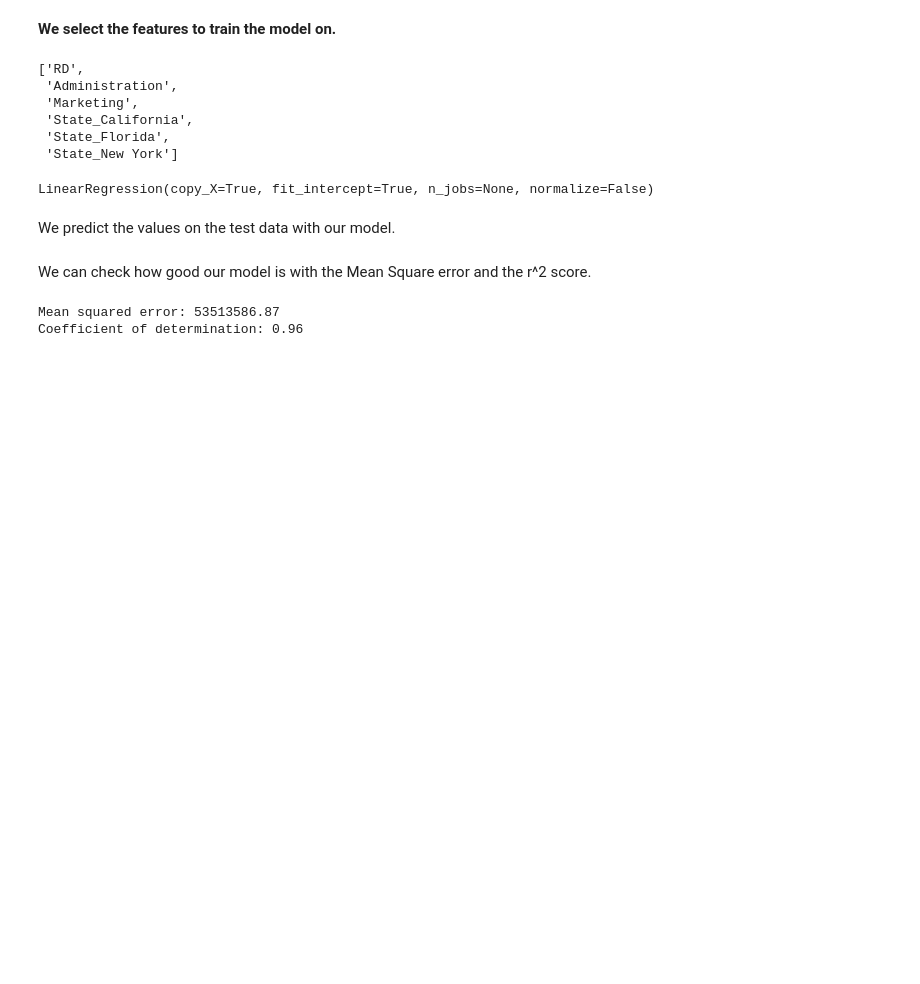
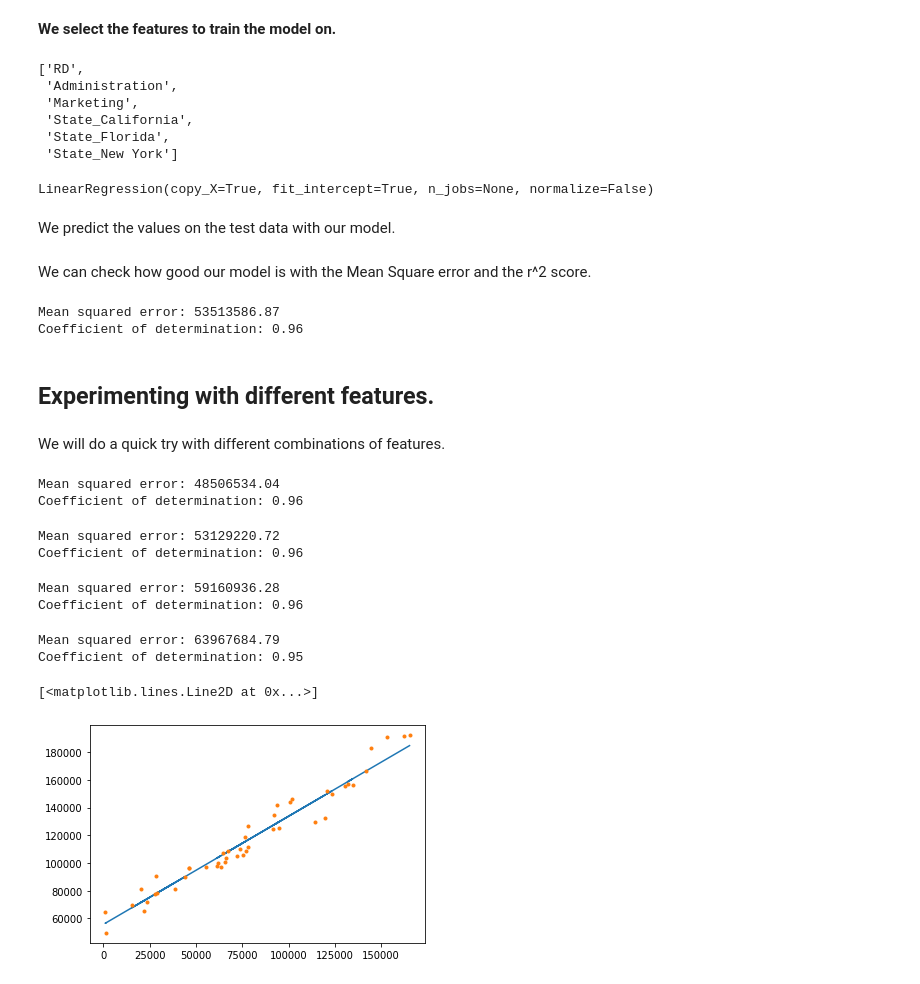
Before and after one commit to Saroramath/MachineLearning, a Jupyter notebook: 6205A1Q1Start_up.ipynb, the cells around one changed output. Saved outputs shown, nothing was run; the diff lists cells and outputs as text; code cells hidden in the pictures; blank space fills up the shorter version.

```diff
--- a/6205A1Q1Start_up.ipynb
+++ b/6205A1Q1Start_up.ipynb
@@ -224,3 +224,65 @@ print('Coefficient of determination: %.2f'
 # %% [output]
 Mean squared error: 53513586.87
 Coefficient of determination: 0.96
+# %% [markdown]
+## Experimenting with different features.
+# %% [markdown]
+We will do a quick try with different combinations of features.
+# %%
+features = ['RD','Administration','Marketing']
+linear_regression.fit(df_train[features], df_train['Profit'])
+df_predictedProfit = linear_regression.predict(df_test[features])
+# The mean squared error
+print('Mean squared error: %.2f'
+      % mean_squared_error(df_test['Profit'], df_predictedProfit))
+# The coefficient of determination: 1 is perfect prediction
+print('Coefficient of determination: %.2f'
+      % r2_score(df_test['Profit'], df_predictedProfit))
+# %% [output]
+Mean squared error: 48506534.04
+Coefficient of determination: 0.96
+# %%
+features = ['RD','Marketing']
+linear_regression.fit(df_train[features], df_train['Profit'])
+df_predictedProfit = linear_regression.predict(df_test[features])
+# The mean squared error
+print('Mean squared error: %.2f'
+      % mean_squared_error(df_test['Profit'], df_predictedProfit))
+# The coefficient of determination: 1 is perfect prediction
+print('Coefficient of determination: %.2f'
+      % r2_score(df_test['Profit'], df_predictedProfit))
+# %% [output]
+Mean squared error: 53129220.72
+Coefficient of determination: 0.96
+# %%
+features = ['RD','Marketing','State_California','State_Florida','State_New York']
+linear_regression.fit(df_train[features], df_train['Profit'])
+df_predictedProfit = linear_regression.predict(df_test[features])
+# The mean squared error
+print('Mean squared error: %.2f'
+      % mean_squared_error(df_test['Profit'], df_predictedProfit))
+# The coefficient of determination: 1 is perfect prediction
+print('Coefficient of determination: %.2f'
+      % r2_score(df_test['Profit'], df_predictedProfit))
+# %% [output]
+Mean squared error: 59160936.28
+Coefficient of determination: 0.96
+# %%
+features = ['RD']
+linear_regression.fit(df_train[features], df_train['Profit'])
+df_predictedProfit = linear_regression.predict(df_test[features])
+# The mean squared error
+print('Mean squared error: %.2f'
+      % mean_squared_error(df_test['Profit'], df_predictedProfit))
+# The coefficient of determination: 1 is perfect prediction
+print('Coefficient of determination: %.2f'
+      % r2_score(df_test['Profit'], df_predictedProfit))
+#df_predictedProfit.reset_index(drop=True)
+df_prediction = linear_regression.predict(df[features])
+plt.plot(df['RD'],df_prediction)
+plt.plot(df['RD'],df['Profit'],'.')
+# %% [output]
+Mean squared error: 63967684.79
+Coefficient of determination: 0.95
+[<matplotlib.lines.Line2D at 0x...>]
+[figure, added]
```
Also changed, not shown: parts of 3 cells of this notebook.
